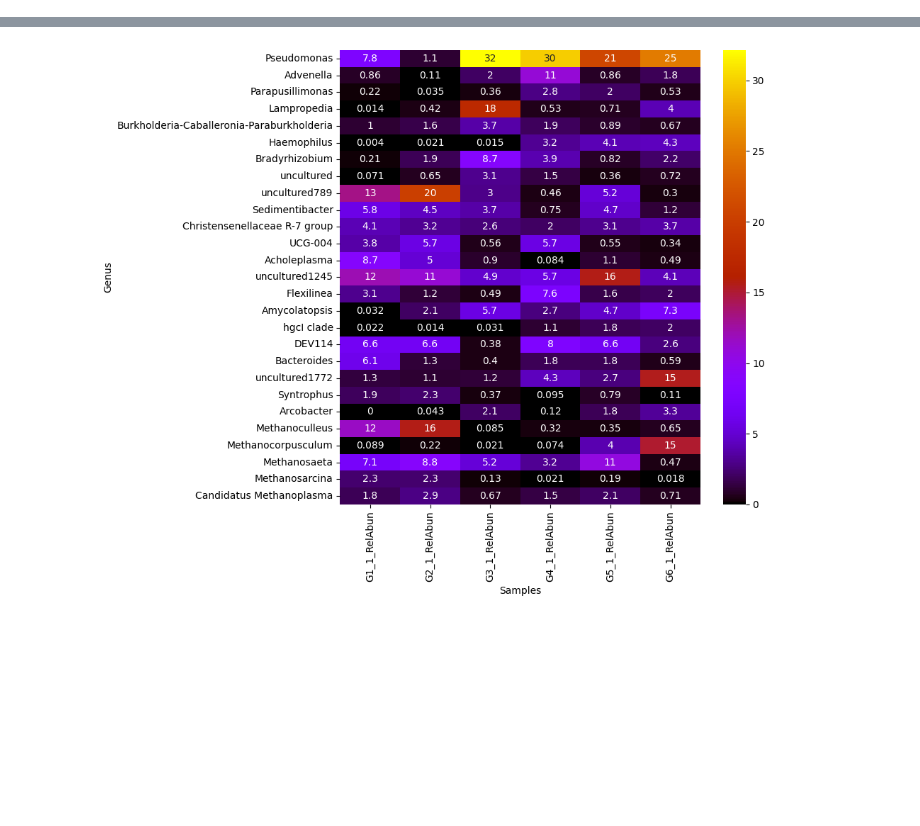
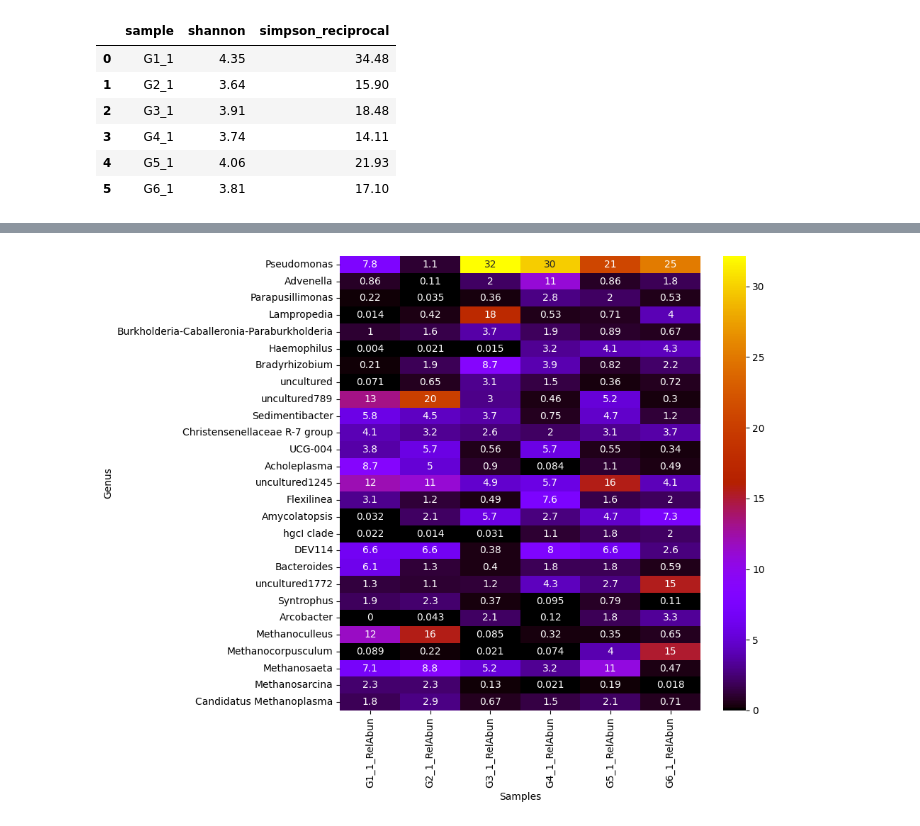
Before and after one commit to juanjo255/MAUS, a Jupyter notebook: utils/plot_bracken.ipynb, the cells around one changed output, grey strips where cells are left out. Saved outputs shown, nothing was run; the diff lists cells and outputs as text; code cells hidden in the pictures; blank space fills up the shorter version.

```diff
--- a/utils/plot_bracken.ipynb
+++ b/utils/plot_bracken.ipynb
@@ -96,3 +100,13 @@ fig.write_image('kraken2_barplots.png', format='png')
+# %%
+alpha_data
+# %% [output]
+|  | sample | shannon | simpson_reciprocal |
+| 0 | G1_1 | 4.35 | 34.48 |
+| 1 | G2_1 | 3.64 | 15.90 |
+| 2 | G3_1 | 3.91 | 18.48 |
+| 3 | G4_1 | 3.74 | 14.11 |
+| 4 | G5_1 | 4.06 | 21.93 |
+| 5 | G6_1 | 3.81 | 17.10 |
 # %%
 import seaborn as sns
 import matplotlib.pyplot as plt
```
Also changed, not shown: parts of 9 cells of this notebook, 1 other file.
